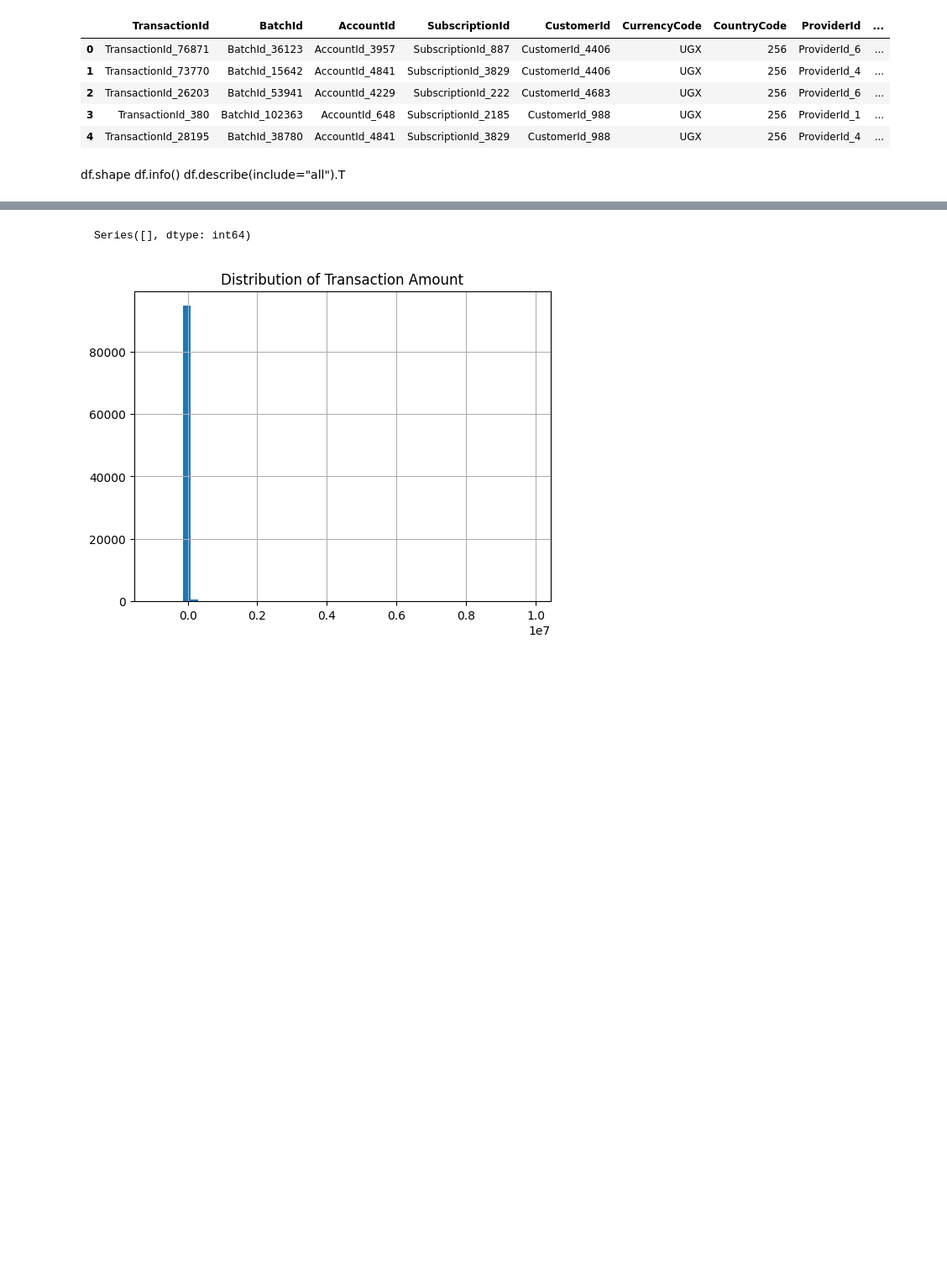
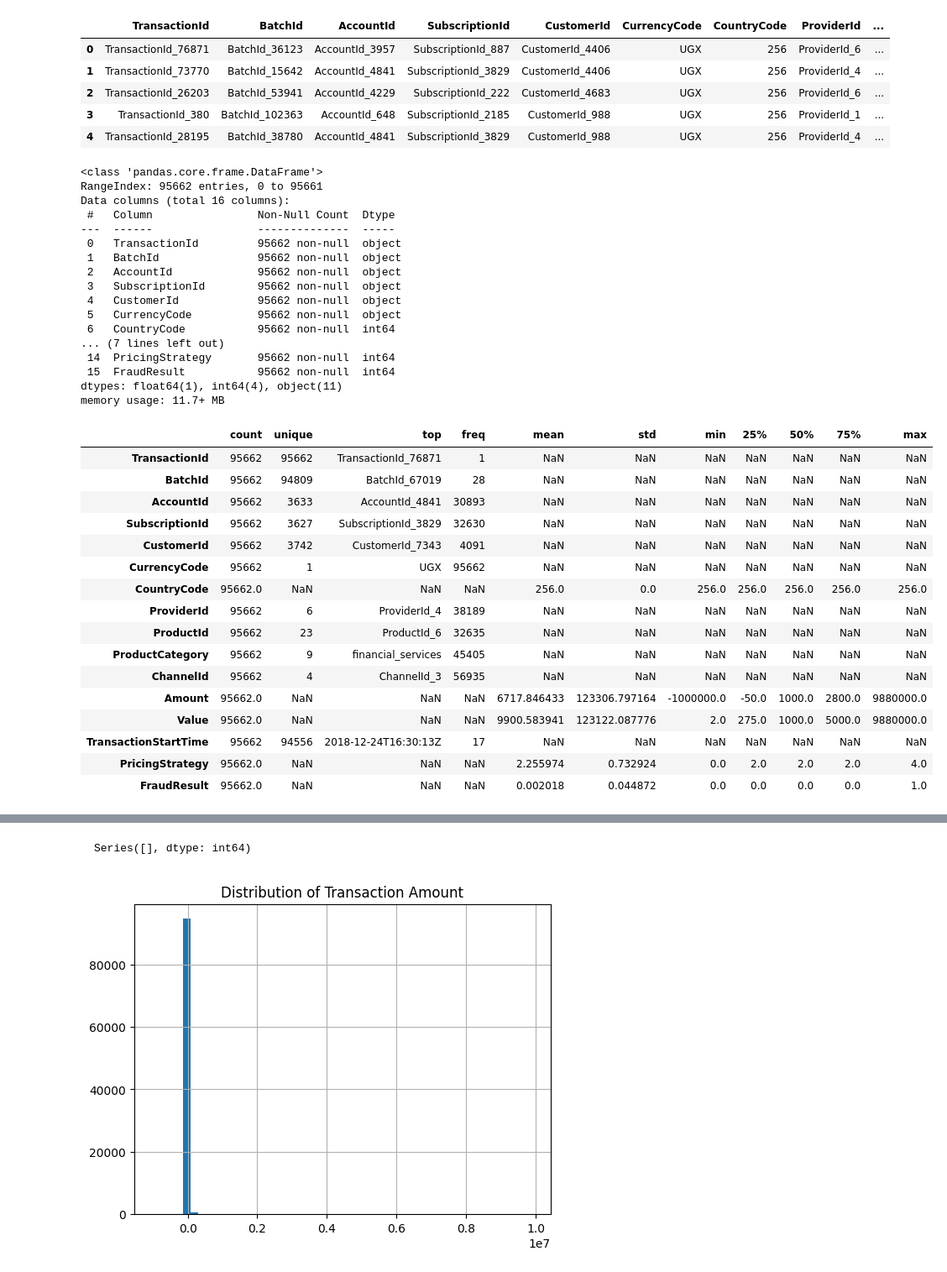
Before and after one commit to melatdagnachew/credit-risk-model, a Jupyter notebook: notebooks/eda.ipynb, the cells around one changed output, grey strips where cells are left out. Shown at 84% size. Cells and saved outputs as stored; diff of their text form; code cells hidden in the pictures; blank space fills up the shorter version.

```diff
--- a/notebooks/eda.ipynb
+++ b/notebooks/eda.ipynb
@@ -12,10 +12,45 @@ df.head()
 | 2 | TransactionId_26203 | BatchId_53941 | AccountId_4229 | SubscriptionId_222 | CustomerId_4683 | UGX | 256 | ProviderId_6 | ... |
 | 3 | TransactionId_380 | BatchId_102363 | AccountId_648 | SubscriptionId_2185 | CustomerId_988 | UGX | 256 | ProviderId_1 | ... |
 | 4 | TransactionId_28195 | BatchId_38780 | AccountId_4841 | SubscriptionId_3829 | CustomerId_988 | UGX | 256 | ProviderId_4 | ... |
-# %% [markdown]
-df.shape
-df.info()
-df.describe(include="all").T
+# %%
+df.shape
+df.info()
+df.describe(include="all").T
+# %% [output]
+<class 'pandas.core.frame.DataFrame'>
+RangeIndex: 95662 entries, 0 to 95661
+Data columns (total 16 columns):
+ #   Column                Non-Null Count  Dtype
+---  ------                --------------  -----
+ 0   TransactionId         95662 non-null  object
+ 1   BatchId               95662 non-null  object
+ 2   AccountId             95662 non-null  object
+ 3   SubscriptionId        95662 non-null  object
+ 4   CustomerId            95662 non-null  object
+ 5   CurrencyCode          95662 non-null  object
+ 6   CountryCode           95662 non-null  int64
+... (7 lines left out)
+ 14  PricingStrategy       95662 non-null  int64
+ 15  FraudResult           95662 non-null  int64
+dtypes: float64(1), int64(4), object(11)
+memory usage: 11.7+ MB
+|  | count | unique | top | freq | mean | std | min | 25% | 50% | 75% | max |
+| TransactionId | 95662 | 95662 | TransactionId_76871 | 1 | NaN | NaN | NaN | NaN | NaN | NaN | NaN |
+| BatchId | 95662 | 94809 | BatchId_67019 | 28 | NaN | NaN | NaN | NaN | NaN | NaN | NaN |
+| AccountId | 95662 | 3633 | AccountId_4841 | 30893 | NaN | NaN | NaN | NaN | NaN | NaN | NaN |
+| SubscriptionId | 95662 | 3627 | SubscriptionId_3829 | 32630 | NaN | NaN | NaN | NaN | NaN | NaN | NaN |
+| CustomerId | 95662 | 3742 | CustomerId_7343 | 4091 | NaN | NaN | NaN | NaN | NaN | NaN | NaN |
+| CurrencyCode | 95662 | 1 | UGX | 95662 | NaN | NaN | NaN | NaN | NaN | NaN | NaN |
+| CountryCode | 95662.0 | NaN | NaN | NaN | 256.0 | 0.0 | 256.0 | 256.0 | 256.0 | 256.0 | 256.0 |
+| ProviderId | 95662 | 6 | ProviderId_4 | 38189 | NaN | NaN | NaN | NaN | NaN | NaN | NaN |
+| ProductId | 95662 | 23 | ProductId_6 | 32635 | NaN | NaN | NaN | NaN | NaN | NaN | NaN |
+| ProductCategory | 95662 | 9 | financial_services | 45405 | NaN | NaN | NaN | NaN | NaN | NaN | NaN |
+| ChannelId | 95662 | 4 | ChannelId_3 | 56935 | NaN | NaN | NaN | NaN | NaN | NaN | NaN |
+| Amount | 95662.0 | NaN | NaN | NaN | 6717.846433 | 123306.797164 | -1000000.0 | -50.0 | 1000.0 | 2800.0 | 9880000.0 |
+| Value | 95662.0 | NaN | NaN | NaN | 9900.583941 | 123122.087776 | 2.0 | 275.0 | 1000.0 | 5000.0 | 9880000.0 |
+| TransactionStartTime | 95662 | 94556 | 2018-12-24T16:30:13Z | 17 | NaN | NaN | NaN | NaN | NaN | NaN | NaN |
+| PricingStrategy | 95662.0 | NaN | NaN | NaN | 2.255974 | 0.732924 | 0.0 | 2.0 | 2.0 | 2.0 | 4.0 |
+| FraudResult | 95662.0 | NaN | NaN | NaN | 0.002018 | 0.044872 | 0.0 | 0.0 | 0.0 | 0.0 | 1.0 |
 # %%
 missing = df.isnull().sum().sort_values(ascending=False)
 missing[missing > 0]
```
Also changed, not shown: parts of 1 cell of this notebook, 2 other files.
